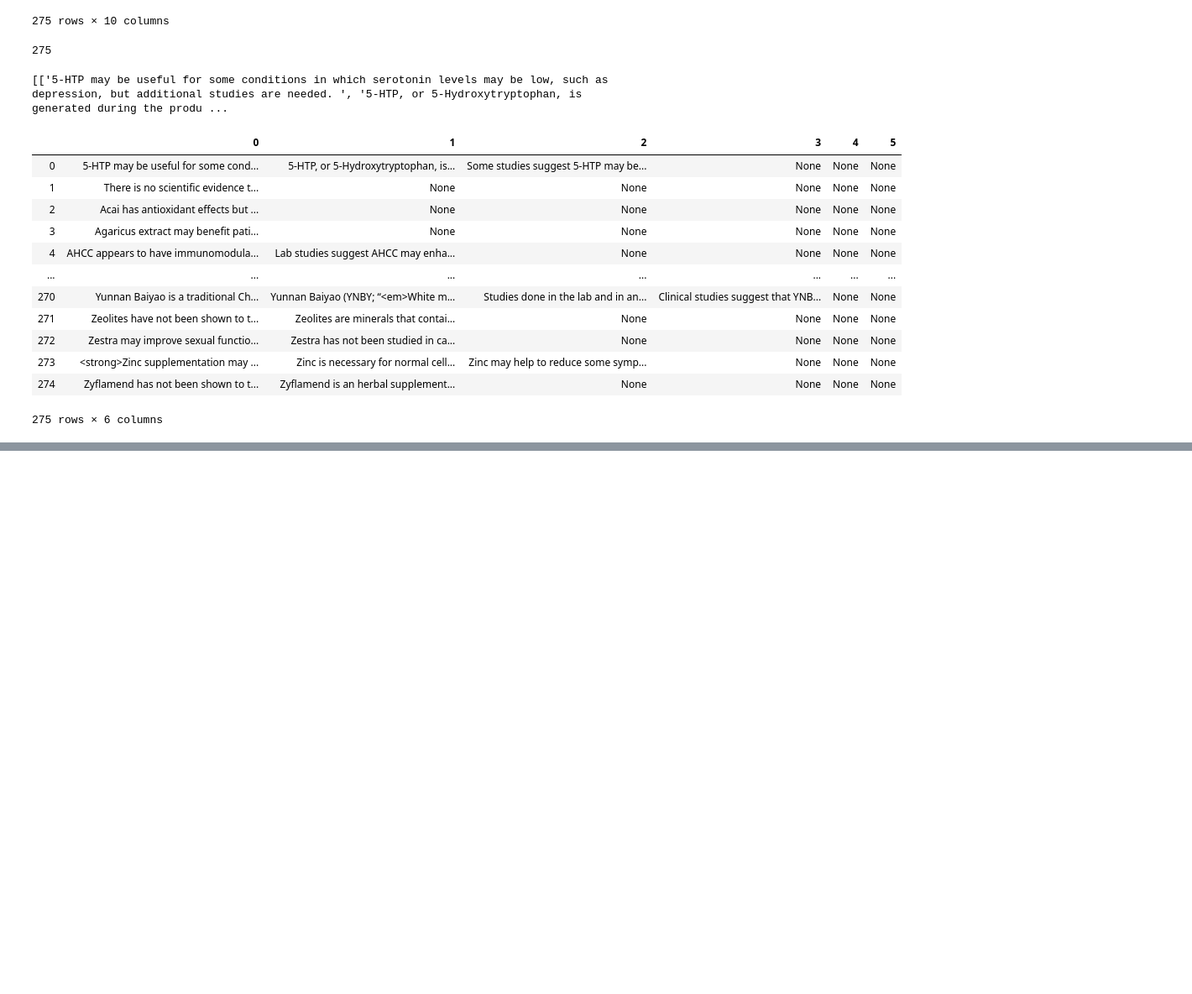
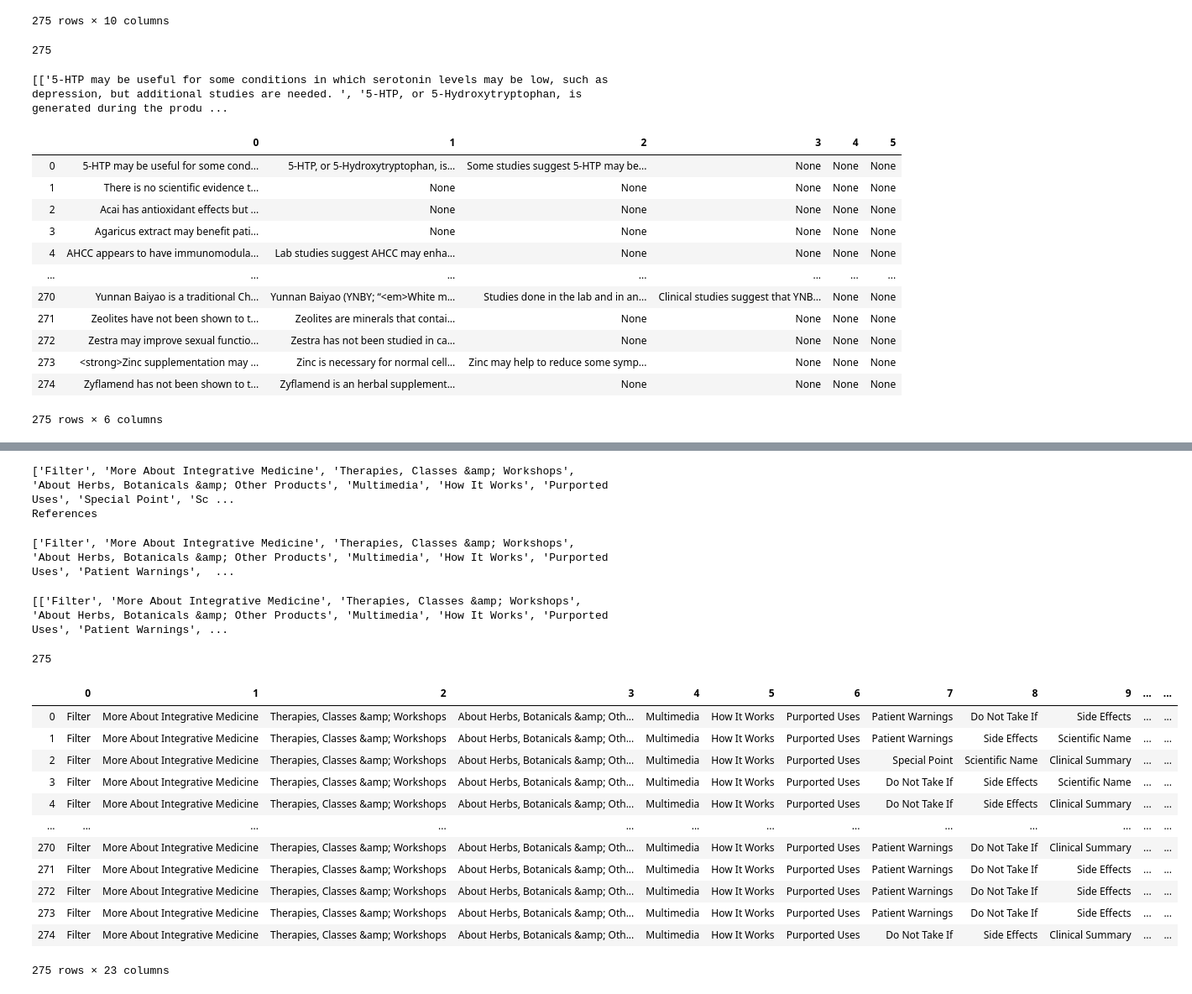
Before and after one commit to yingxuan0806/UROP-OncoRx, a Jupyter notebook: Data/About Herbs/scraper.ipynb, the cells around one changed output, grey strips where cells are left out. Shown: that part at 84% size. Saved outputs shown, nothing was run; the diff lists cells and outputs as text; code cells hidden in the pictures; blank space fills up the shorter version.

```diff
--- a/Data/About Herbs/scraper.ipynb
+++ b/Data/About Herbs/scraper.ipynb
@@ -431,0 +669,79 @@ print(raw_patient_uses)
+# %%
+response = requests.get(link[2])
+data_ = response.text
+soup = BeautifulSoup(data_, 'lxml')
+tabs = soup.find_all('span', class_ = 'msk-accordion__headline')
+# tabs = tabs.text
+tabs = str(tabs)
+tabs = tabs[39:]
+
+tabs = tabs.replace("</span>, ", "")
+tabs = tabs.replace("</span>", "")
+tabs = tabs.split("""<span class="msk-accordion__headline">""")
+tabs[-1] = tabs[-1][:-1]
+print(tabs)
+# print(len(tabs))
+# print(tabs[0])
+print(tabs[-1])
+# %% [output]
+['Filter', 'More About Integrative Medicine', 'Therapies, Classes &amp; Workshops', 'About Herbs, Botanicals &amp; Other Products', 'Multimedia', 'How It Works', 'Purported Uses', 'Special Point', 'Sc ...
+References
+# %%
+response = requests.get(link[1])
+data_ = response.text
+soup = BeautifulSoup(data_, 'lxml')
+tabs1 = soup.find_all('span', class_ = 'msk-accordion__headline')
+# tabs = tabs.text
+tabs1 = str(tabs1)
+tabs1 = tabs1[39:]
+tabs1 = tabs1.replace("</span>, ", "")
+tabs1 = tabs1.replace("</span>", "")
+tabs1 = tabs1.split("""<span class="msk-accordion__headline">""")
+tabs1[-1] = tabs1[-1][:-1]
+print(tabs1)
+# %% [output]
+['Filter', 'More About Integrative Medicine', 'Therapies, Classes &amp; Workshops', 'About Herbs, Botanicals &amp; Other Products', 'Multimedia', 'How It Works', 'Purported Uses', 'Patient Warnings',  ...
+# %%
+tabs = []
+
+for i in range(len(link)):
+    response = requests.get(link[i])
+    data_ = response.text
+    soup = BeautifulSoup(data_, 'lxml')
+
+    raw_tabs = soup.find_all('span', class_ = 'msk-accordion__headline')
+    # tabs = tabs.text
+    raw_tabs = str(raw_tabs)
+    raw_tabs = raw_tabs[39:]
+
+    raw_tabs = raw_tabs.replace("</span>, ", "")
+    raw_tabs = raw_tabs.replace("</span>", "")
+    raw_tabs = raw_tabs.split("""<span class="msk-accordion__headline">""")
+    raw_tabs[-1] = raw_tabs[-1][:-1]
+    tabs.append(raw_tabs)
+
+
+print(tabs)
+# %% [output]
+[['Filter', 'More About Integrative Medicine', 'Therapies, Classes &amp; Workshops', 'About Herbs, Botanicals &amp; Other Products', 'Multimedia', 'How It Works', 'Purported Uses', 'Patient Warnings', ...
+# %%
+len(tabs)
+# %% [output]
+275
+# %%
+tabs_df = pd.DataFrame(tabs)
+tabs_df
+# %% [output]
+|  | 0 | 1 | 2 | 3 | 4 | 5 | 6 | 7 | 8 | 9 | ... | ... |
+| 0 | Filter | More About Integrative Medicine | Therapies, Classes &amp; Workshops | About Herbs, Botanicals &amp; Oth... | Multimedia | How It Works | Purported Uses | Patient Warnings | Do Not Take If | Side Effects | ... | ... |
+| 1 | Filter | More About Integrative Medicine | Therapies, Classes &amp; Workshops | About Herbs, Botanicals &amp; Oth... | Multimedia | How It Works | Purported Uses | Patient Warnings | Side Effects | Scientific Name | ... | ... |
+| 2 | Filter | More About Integrative Medicine | Therapies, Classes &amp; Workshops | About Herbs, Botanicals &amp; Oth... | Multimedia | How It Works | Purported Uses | Special Point | Scientific Name | Clinical Summary | ... | ... |
+| 3 | Filter | More About Integrative Medicine | Therapies, Classes &amp; Workshops | About Herbs, Botanicals &amp; Oth... | Multimedia | How It Works | Purported Uses | Do Not Take If | Side Effects | Scientific Name | ... | ... |
+| 4 | Filter | More About Integrative Medicine | Therapies, Classes &amp; Workshops | About Herbs, Botanicals &amp; Oth... | Multimedia | How It Works | Purported Uses | Do Not Take If | Side Effects | Clinical Summary | ... | ... |
+| ... | ... | ... | ... | ... | ... | ... | ... | ... | ... | ... | ... | ... |
+| 270 | Filter | More About Integrative Medicine | Therapies, Classes &amp; Workshops | About Herbs, Botanicals &amp; Oth... | Multimedia | How It Works | Purported Uses | Patient Warnings | Do Not Take If | Clinical Summary | ... | ... |
+| 271 | Filter | More About Integrative Medicine | Therapies, Classes &amp; Workshops | About Herbs, Botanicals &amp; Oth... | Multimedia | How It Works | Purported Uses | Patient Warnings | Do Not Take If | Side Effects | ... | ... |
+| 272 | Filter | More About Integrative Medicine | Therapies, Classes &amp; Workshops | About Herbs, Botanicals &amp; Oth... | Multimedia | How It Works | Purported Uses | Patient Warnings | Do Not Take If | Side Effects | ... | ... |
+| 273 | Filter | More About Integrative Medicine | Therapies, Classes &amp; Workshops | About Herbs, Botanicals &amp; Oth... | Multimedia | How It Works | Purported Uses | Patient Warnings | Do Not Take If | Side Effects | ... | ... |
+| 274 | Filter | More About Integrative Medicine | Therapies, Classes &amp; Workshops | About Herbs, Botanicals &amp; Oth... | Multimedia | How It Works | Purported Uses | Do Not Take If | Side Effects | Clinical Summary | ... | ... |
+275 rows × 23 columns
```
Also changed, not shown: parts of 35 cells of this notebook, 10 other files.
